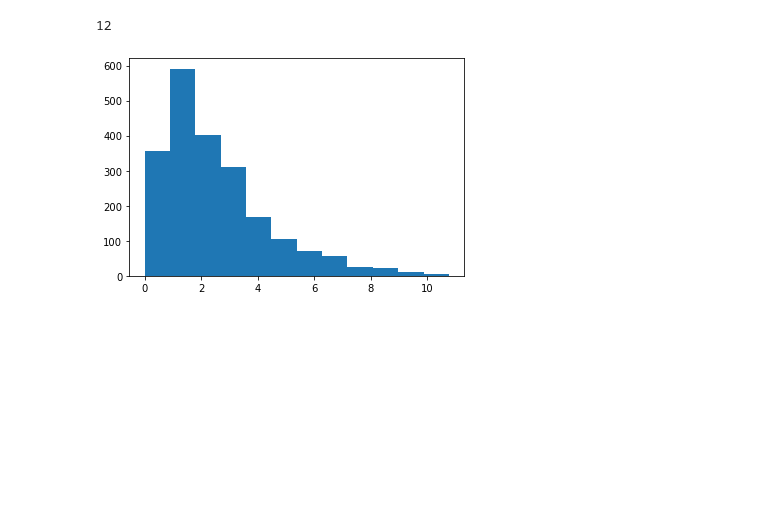
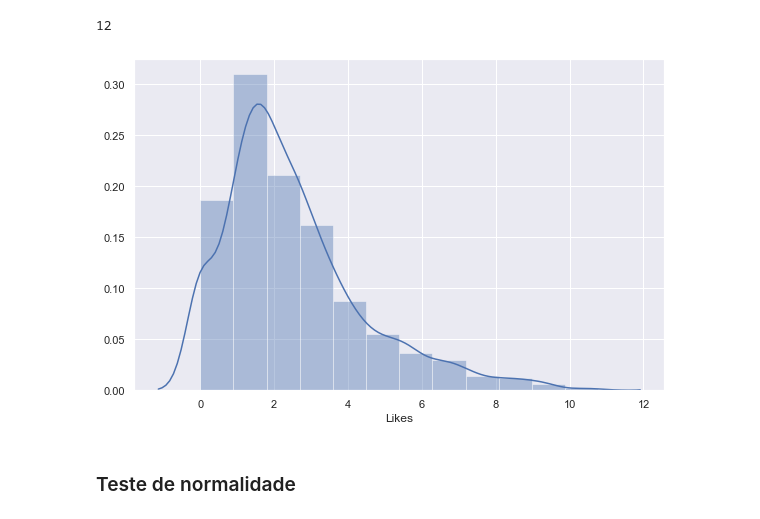
Before and after one commit to rmouram/webscrapVacineTweets, a Jupyter notebook: Análise Estatística.ipynb, the cells around one changed output. Cells and saved outputs as stored; diff of their text form; code cells hidden in the pictures; blank space fills up the shorter version.

```diff
--- a/Análise Estatística.ipynb
+++ b/Análise Estatística.ipynb
@@ -411,8 +434,14 @@ k = math.ceil(1 + 3.3 * math.log10( df_red['Likes'].size ))
 k
 # %% [output]
 12
-# %%
-plt.hist(np.log(df_red['Likes']+1), bins=k)
-plt.show()
-# %% [output]
-[figure, removed]
+# %%
+#plt.hist(np.log(df_red['Likes']+1), bins=k)
+#plt.show()
+
+sns.set(rc={'figure.figsize':(9.5,6.1)})
+sns.distplot(np.log(df_red['Likes']+1), bins=k) # Dis - média ponderada das distâncias a cinco centros de empregos de Boston.
+plt.show()
+# %% [output]
+[figure, added]
+# %% [markdown]
+### Teste de normalidade
```
Also changed, not shown: parts of 46 cells of this notebook.
